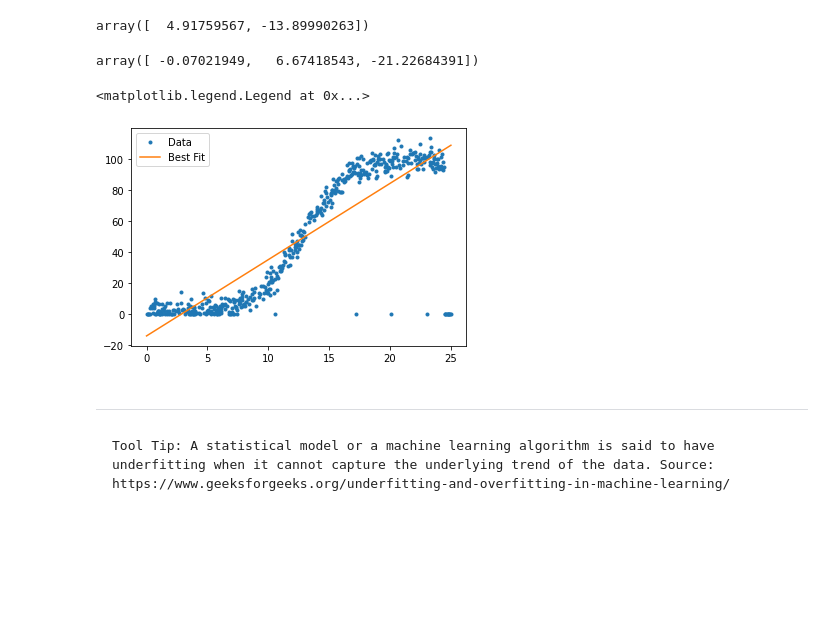
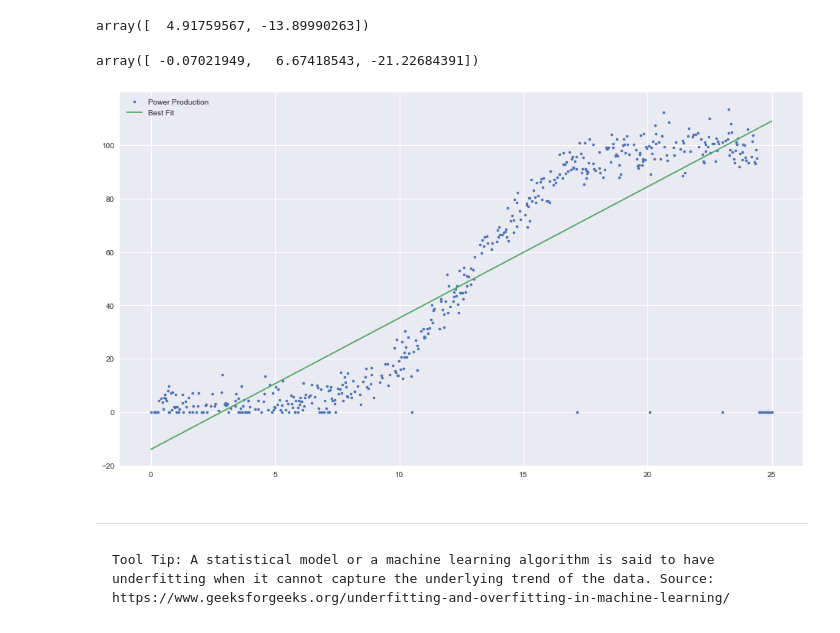
Before and after one commit to jonkavana/FODA---Project-2021, a Jupyter notebook: Fundamentals of Data Analytics Project 2020.ipynb, the cells around one changed output. Saved outputs shown, nothing was run; the diff lists cells and outputs as text; code cells hidden in the pictures; blank space fills up the shorter version.

Commit message:
Addition of new referece material added in relation to graphs in analysis

```diff
--- a/Fundamentals of Data Analytics Project 2020.ipynb
+++ b/Fundamentals of Data Analytics Project 2020.ipynb
@@ -141,6 +141,6 @@ x
 499    25.000
 Name: speed, Length: 500, dtype: float64
 # %%
-y = df.loc[:, 'power']
+y = dfPowerProd.loc[:, 'power']
 y
 # %% [output]
@@ -169,15 +179,19 @@ array([  4.91759567, -13.89990263])
-# %%
-coeffs2 = np.polyfit(x, y, 2)
-coeffs2
-# %% [output]
-array([ -0.07021949,   6.67418543, -21.22684391])
+# %%
+# WHY DO WE GO TO TWO DEGREESS OF FREEDOM AND HOW DO WE USE THE INFOR EXTRACTED FOR A BETTER FIT.
+coeffs2 = np.polyfit(x, y, 2)
+coeffs2
+# %% [output]
+array([ -0.07021949,   6.67418543, -21.22684391])
+# %%
+# Applying new styles and parameters for better readability.
+plt.style.use("seaborn")
+plt.rcParams["figure.figsize"] = (16,9)
 # %%
-plt.plot(x, y, '.', label ='Data')
+plt.plot(x, y, '.', label ='Power Production')
 plt.plot(x, coeffs[0] * x + coeffs[1], '-', label='Best Fit')
-plt.legend()
+plt.legend();
 # %% [output]
-<matplotlib.legend.Legend at 0x...>
-[figure, old version]
+[figure, new version]
 # %% [markdown]
 ___
 
```
Also changed, not shown: parts of 11 cells of this notebook.
